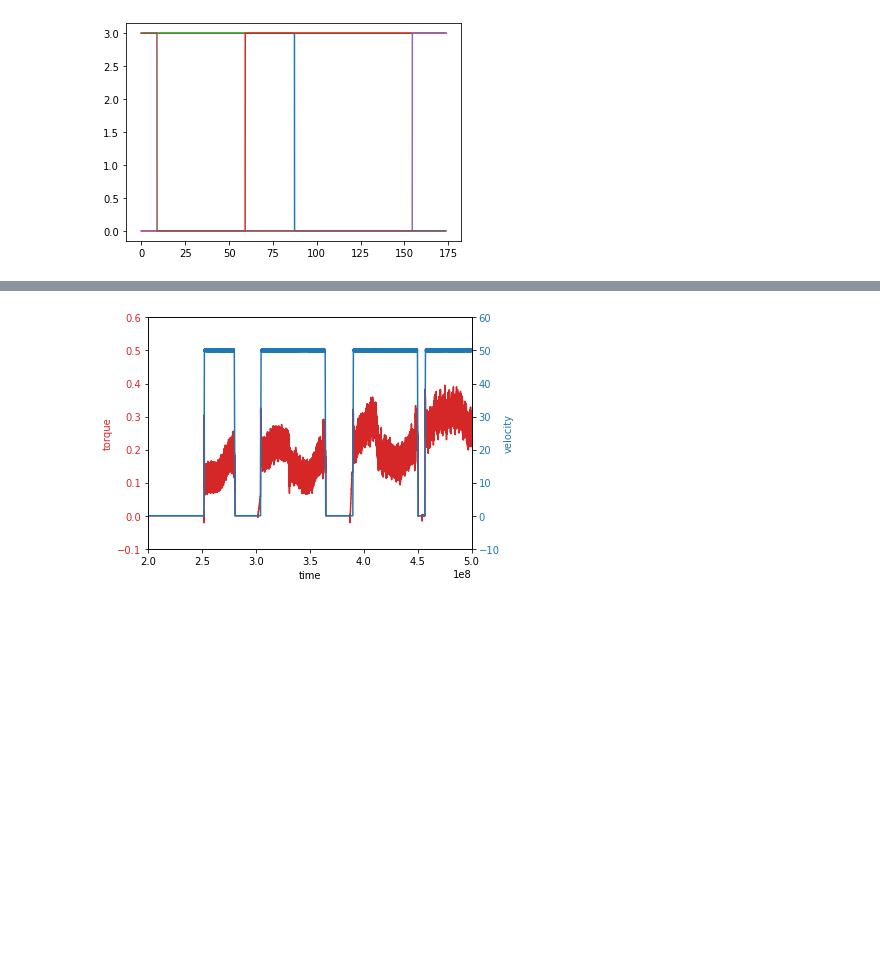
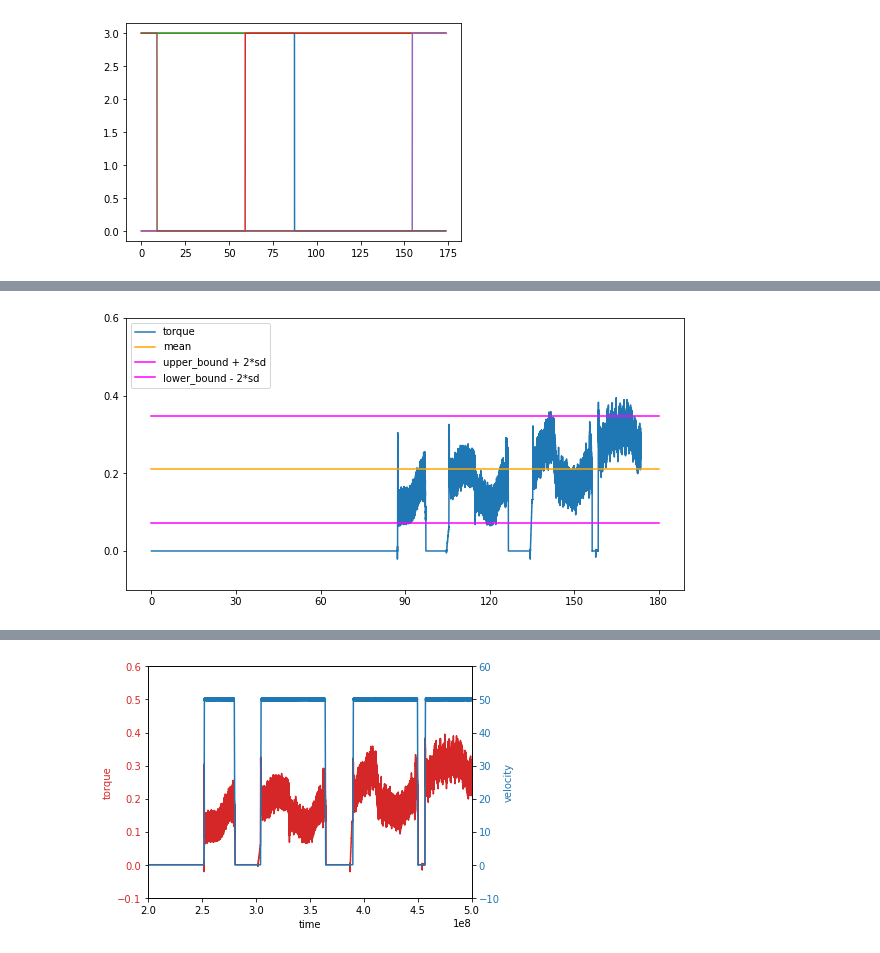
Before and after one commit to peeraponw/quick_move, a Jupyter notebook: merge.ipynb, the cells around one changed output, grey strips where cells are left out. Cells and saved outputs as stored; diff of their text form; code cells hidden in the pictures; blank space fills up the shorter version.

```diff
--- a/merge.ipynb
+++ b/merge.ipynb
@@ -312,0 +338,27 @@ plt.ylim([-0.1, 0.6])
+# %%
+d1_mean = d1.loc[d1['vel']>40, 'tor'].mean()
+d1_sd = d1.loc[d1['vel']>40, 'tor'].std()
+const = 2
+
+plt.plot(d1['time'], d1['tor'], label='torque')
+plt.plot([0,180], [d1_mean, d1_mean], 'orange', label='mean')
+plt.plot([0,180], [d1_mean_wrong, d1_mean_wrong], '--', color='orange', label='wrong_mean')
+plt.plot([0,180], [d1_mean+const*d1_sd, d1_mean+const*d1_sd], 'magenta', label='upper_bound')
+plt.plot([0,180], [d1_mean-const*d1_sd, d1_mean-const*d1_sd], 'magenta', label='lower_bound')
+plt.legend(loc="upper left")
+torque_plot_settings()
+# %%
+def plot_band(df, const=2):
+    df_mean = df.loc[df['vel']>40, 'tor'].mean()
+    df_sd = df.loc[df['vel']>40, 'tor'].std()
+
+    plt.figure(figsize=(10,5))
+    plt.plot(df['time'], df['tor'], label='torque')
+    plt.plot([0,180], [df_mean, df_mean], 'orange', label='mean')
+    plt.plot([0,180], [df_mean+const*df_sd, df_mean+const*df_sd], 'magenta', label=f'upper_bound + {const}*sd')
+    plt.plot([0,180], [df_mean-const*df_sd, df_mean-const*df_sd], 'magenta', label=f'lower_bound - {const}*sd')
+    plt.legend(loc="upper left")
+    torque_plot_settings()
+plot_band(d1)
+# %% [output]
+[figure, added]
```
Also changed, not shown: parts of 16 cells of this notebook.
